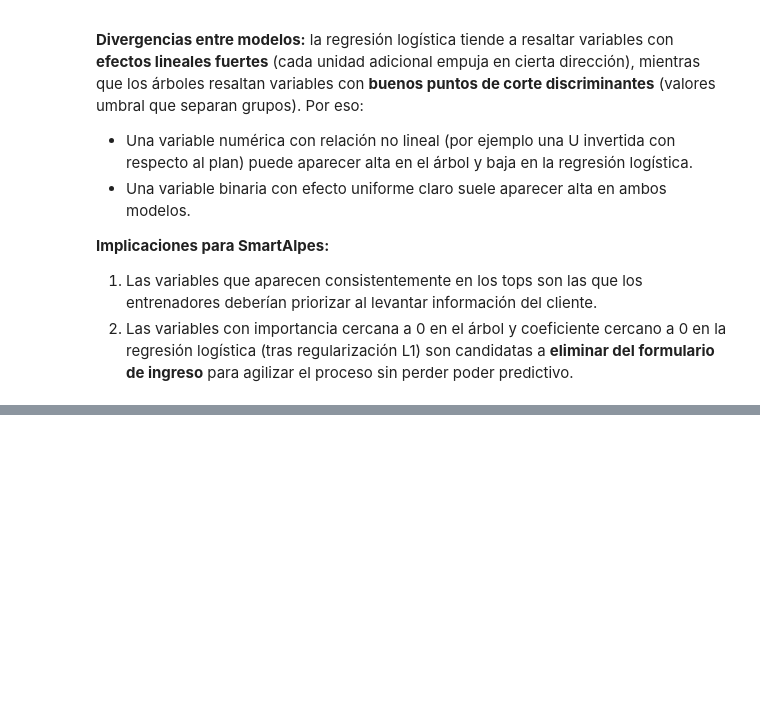
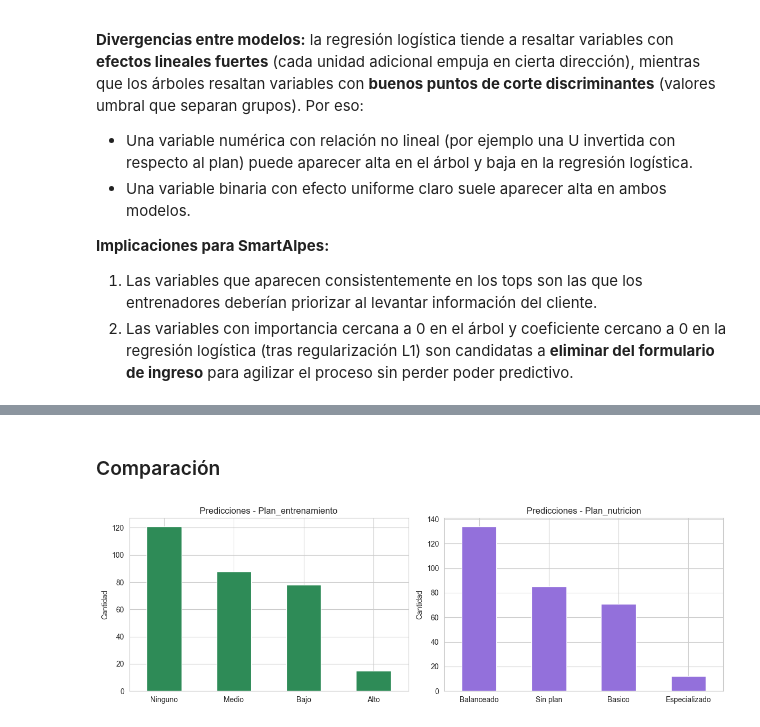
Before and after one commit to w-pollock/Grupo33-Lab3, a Jupyter notebook: Lab3.ipynb, the cells around one changed output, grey strips where cells are left out. Saved outputs shown, nothing was run; the diff lists cells and outputs as text; code cells hidden in the pictures; blank space fills up the shorter version.

```diff
--- a/Lab3.ipynb
+++ b/Lab3.ipynb
@@ -853,0 +1042,3 @@ plt.show()
+# %%
+data_test_raw = pd.read_csv('Datos test Lab3.csv', sep=';', encoding='latin-1')
+df_test = data_test_raw.copy()
@@ -853,0 +1079,2 @@ plt.show()
+# %%
+X_pred = df_test.drop(columns=['Plan_entrenamiento', 'Plan_nutricion'], errors='ignore')
@@ -853,0 +1083,8 @@ plt.show()
+# %%
+pred_entren = best_dt_entren.predict(X_pred)
+pred_nutri  = best_dt_nutri.predict(X_pred)
+
+print(f'\nDistribución de predicciones - Plan_entrenamiento:')
+print(pd.Series(pred_entren).value_counts())
+print(f'\nDistribución de predicciones - Plan_nutricion:')
+print(pd.Series(pred_nutri).value_counts())
@@ -853,0 +1128,19 @@ plt.show()
+# %% [markdown]
+### Comparación
+# %%
+fig, axes = plt.subplots(1, 2, figsize=(12, 4))
+
+pd.Series(pred_entren).value_counts().plot(kind='bar', ax=axes[0], color='seagreen')
+axes[0].set_title('Predicciones - Plan_entrenamiento')
+axes[0].set_ylabel('Cantidad')
+axes[0].tick_params(axis='x', rotation=0)
+
+pd.Series(pred_nutri).value_counts().plot(kind='bar', ax=axes[1], color='mediumpurple')
+axes[1].set_title('Predicciones - Plan_nutricion')
+axes[1].set_ylabel('Cantidad')
+axes[1].tick_params(axis='x', rotation=0)
+
+plt.tight_layout()
+plt.show()
+# %% [output]
+[figure, added]
```
Also changed, not shown: parts of 38 cells of this notebook, 2 other files.
